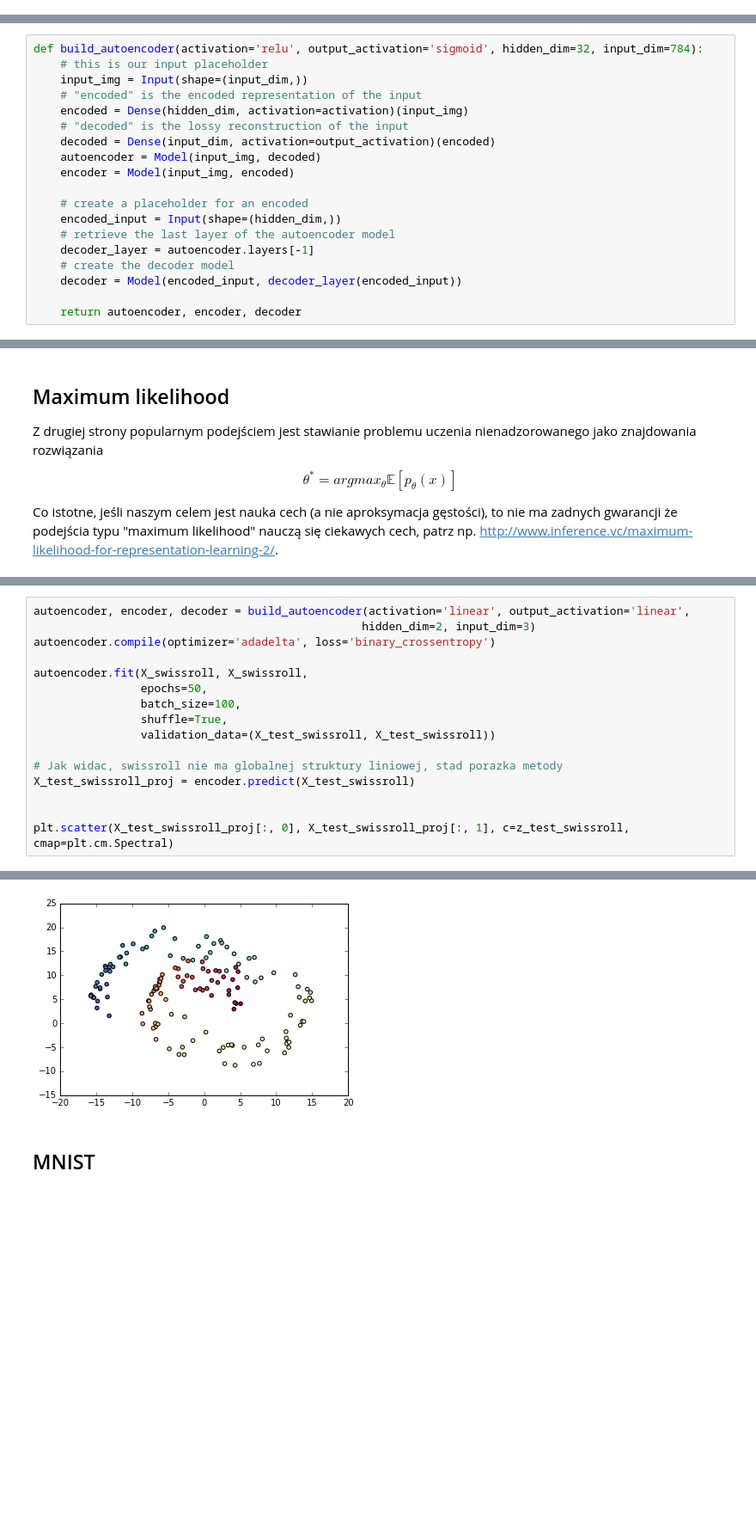
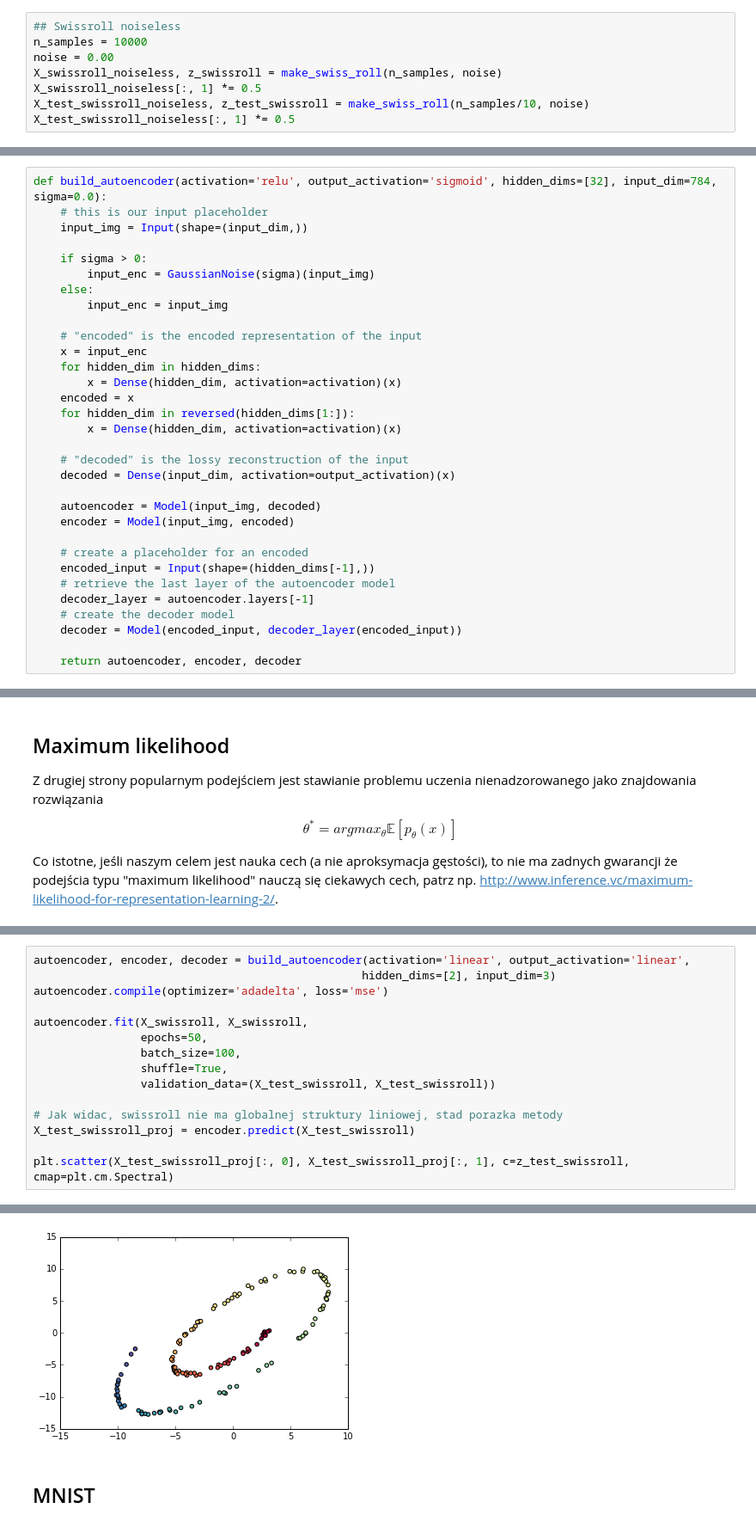
Before and after one commit to gmum/ml2017, a Jupyter notebook: L11.ipynb, the cells around one changed output, grey strips where cells are left out. Shown at 86% size. Cells and saved outputs as stored; diff of their text form; blank space fills up the shorter version.

```diff
--- a/L11.ipynb
+++ b/L11.ipynb
@@ -46,6 +57,14 @@ X_swissroll, z_swissroll = make_swiss_roll(n_samples, noise)
 X_swissroll[:, 1] *= .5
 X_test_swissroll, z_test_swissroll = make_swiss_roll(n_samples/10, noise)
 X_test_swissroll[:, 1] *= .5
+# %%
+## Swissroll noiseless
+n_samples = 10000
+noise = 0.00
+X_swissroll_noiseless, z_swissroll = make_swiss_roll(n_samples, noise)
+X_swissroll_noiseless[:, 1] *= 0.5
+X_test_swissroll_noiseless, z_test_swissroll = make_swiss_roll(n_samples/10, noise)
+X_test_swissroll_noiseless[:, 1] *= 0.5
 # %%
 ## MNIST
 (x_mnist_train, y_mnist_train), (x_mnist_test, y_mnist_test) = mnist.load_data()
@@ -65,16 +86,29 @@ y_mnist_test_small = y_mnist_test[ids_test_small]
 # %%
-def build_autoencoder(activation='relu', output_activation='sigmoid', hidden_dim=32, input_dim=784):
+def build_autoencoder(activation='relu', output_activation='sigmoid', hidden_dims=[32], input_dim=784, sigma=0.0):
     # this is our input placeholder
     input_img = Input(shape=(input_dim,))
+
+    if sigma > 0:
+        input_enc = GaussianNoise(sigma)(input_img)
+    else:
+        input_enc = input_img
+
     # "encoded" is the encoded representation of the input
-    encoded = Dense(hidden_dim, activation=activation)(input_img)
+    x = input_enc
+    for hidden_dim in hidden_dims:
+        x = Dense(hidden_dim, activation=activation)(x)
+    encoded = x
+    for hidden_dim in reversed(hidden_dims[1:]):
+        x = Dense(hidden_dim, activation=activation)(x)
+
     # "decoded" is the lossy reconstruction of the input
-    decoded = Dense(input_dim, activation=output_activation)(encoded)
+    decoded = Dense(input_dim, activation=output_activation)(x)
+
     autoencoder = Model(input_img, decoded)
     encoder = Model(input_img, encoded)
 
     # create a placeholder for an encoded
-    encoded_input = Input(shape=(hidden_dim,))
+    encoded_input = Input(shape=(hidden_dims[-1],))
     # retrieve the last layer of the autoencoder model
     decoder_layer = autoencoder.layers[-1]
     # create the decoder model
@@ -141,7 +164,7 @@ Dla liniowej funkcji enkoder metoda znajduje to samo co PCA:
 # %%
 autoencoder, encoder, decoder = build_autoencoder(activation='linear', output_activation='linear',
-                                                 hidden_dim=2, input_dim=3)
-autoencoder.compile(optimizer='adadelta', loss='binary_crossentropy')
+                                                 hidden_dims=[2], input_dim=3)
+autoencoder.compile(optimizer='adadelta', loss='mse')
 
 autoencoder.fit(X_swissroll, X_swissroll,
                 epochs=50,
@@ -152,7 +175,6 @@ autoencoder.fit(X_swissroll, X_swissroll,
 # Jak widac, swissroll nie ma globalnej struktury liniowej, stad porazka metody
 X_test_swissroll_proj = encoder.predict(X_test_swissroll)
 
-
 plt.scatter(X_test_swissroll_proj[:, 0], X_test_swissroll_proj[:, 1], c=z_test_swissroll, cmap=plt.cm.Spectral)
 # %% [output]
 Train on 1500 samples, validate on 150 samples
@@ -175,5 +197,5 @@ Epoch 50/50
 <matplotlib.collections.PathCollection at 0x...>
-[figure, old version]
+[figure, new version]
 # %% [markdown]
 ## MNIST
 # %%
```
Also changed, not shown: parts of 41 cells of this notebook.
